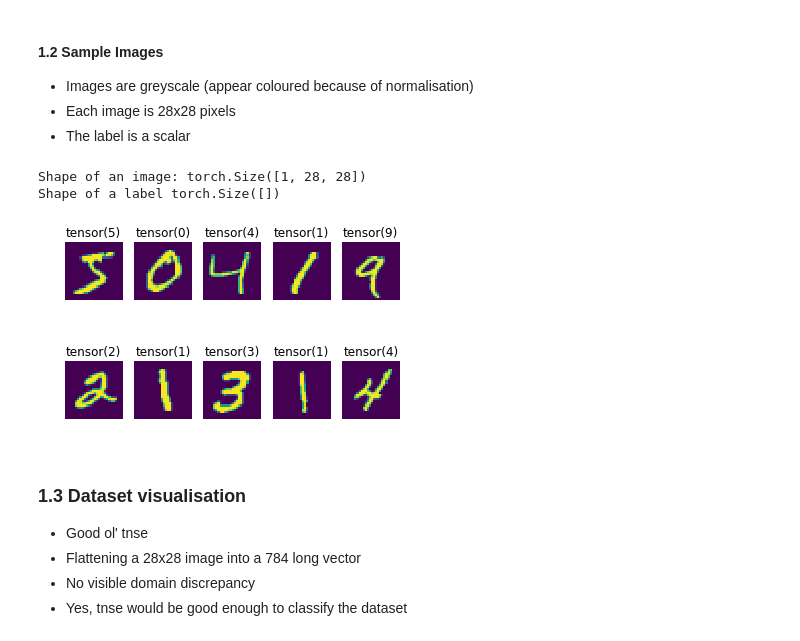
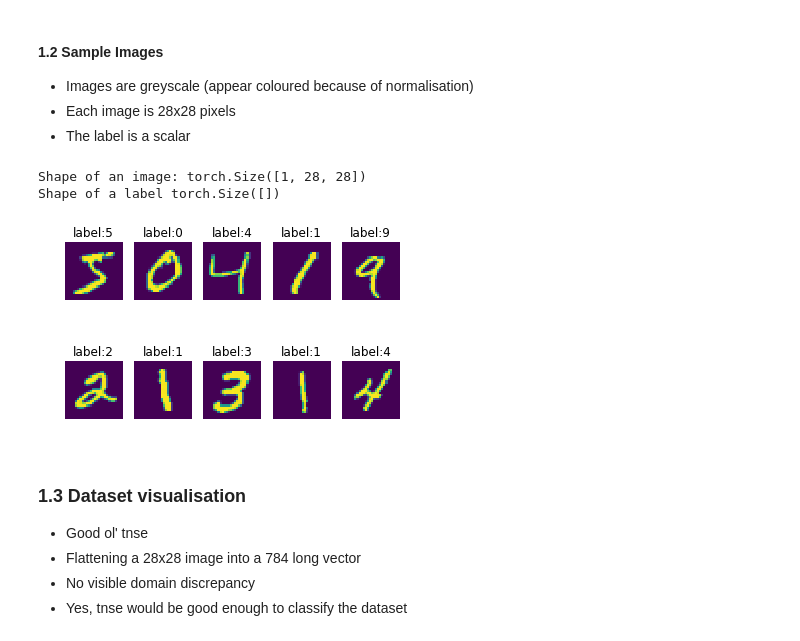
Before and after one commit to xapharius/mlscripts, a Jupyter notebook: Pytorch MNIST.ipynb, the cells around one changed output. Drawn from its saved outputs; the diff is of its cells as text; code cells hidden in the pictures.

```diff
--- a/Pytorch MNIST.ipynb
+++ b/Pytorch MNIST.ipynb
@@ -54,18 +55,18 @@ Number of test images: 10000
 # %%
 _x, _y = mnist_train[0]
 print('Shape of an image:', _x.shape)
 print('Shape of a label', _y.shape)
 
-f, axarr = plt.subplots(nrows=2, ncols=5, sharex=True, sharey=True)
-for i, ax in enumerate(chain(*axarr)):
+f, axes = plt.subplots(nrows=2, ncols=5, sharex=True, sharey=True)
+for i, ax in enumerate(chain(*axes)):
     _x, _y = mnist_train[i]
-    ax.set_title(str(_y))
+    ax.set_title('label:' + str(_y.item()))
     ax.set_axis_off()
     ax.imshow(_x.squeeze())
 # %% [output]
 Shape of an image: torch.Size([1, 28, 28])
 Shape of a label torch.Size([])
-[figure, old version]
+[figure, new version]
 # %% [markdown]
 ### 1.3 Dataset visualisation
 - Good ol' tnse
```
Also changed, not shown: parts of 18 cells of this notebook.
